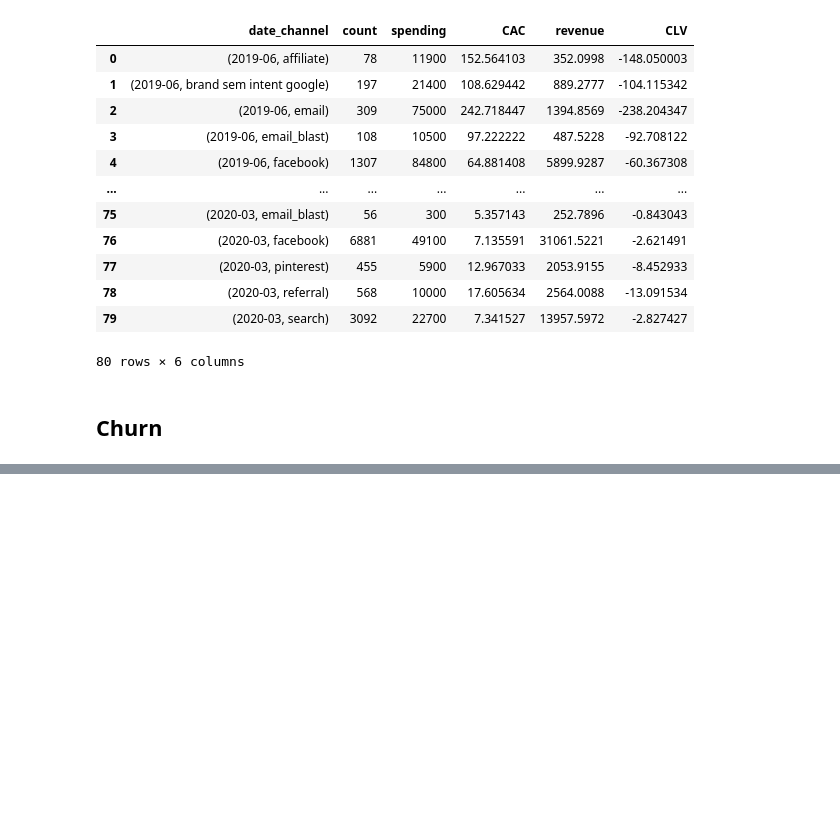
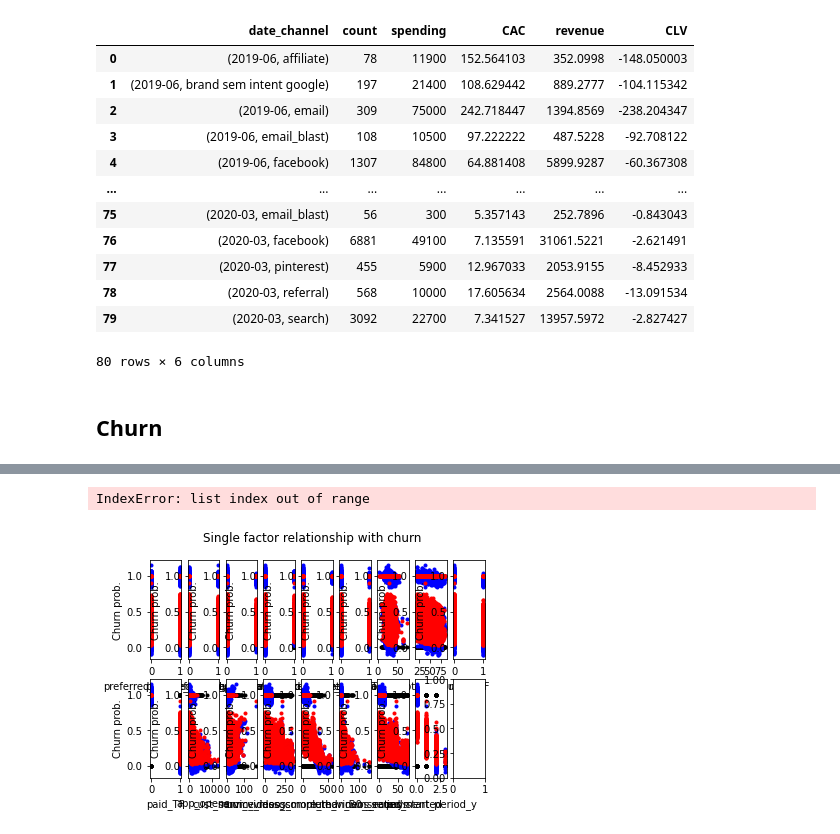
Before and after one commit to yuxouyan/MarketingAnalytics, a Jupyter notebook: Marketing Analysis Final Project - Abigail Ouyang.ipynb, the cells around one changed output, grey strips where cells are left out. Saved outputs shown, nothing was run; the diff lists cells and outputs as text; code cells hidden in the pictures; blank space fills up the shorter version.

```diff
--- a/Marketing Analysis Final Project - Abigail Ouyang.ipynb
+++ b/Marketing Analysis Final Project - Abigail Ouyang.ipynb
@@ -791,0 +1028,12 @@ import math
+# %%
+# --- preprocess data for model routine format requirements
+if add_constant_TF:
+    x_col_name.append('const')
+    df_train = sm.add_constant(df_train)
+    df_test = sm.add_constant(df_test)
+# %%
+# --- fit linear probability model
+lpm_model = sm.OLS(endog=df_train[y_col_name], exog=df_train[x_col_name])
+lpm_results = lpm_model.fit()
+print("\nRESULTS OF REGRESSION MODEL FITTING\n")
+print(lpm_results.summary())
@@ -791,0 +1058,6 @@ import math
+# %%
+# --- fit logistic regression
+logit_model = sm.Logit(endog=df_train[y_col_name], exog=df_train[x_col_name])
+logit_results = logit_model.fit()
+print("\nRESULTS OF LOGIT MODEL FITTING\n")
+print(logit_results.summary())
@@ -791,0 +1082,23 @@ import math
+# %%
+# ----- EVALUATE MODEL PERFORMANCE -----
+# --- evaluate model predictions on test set graphically
+df_test['prob_churn_lpm'] = lpm_results.predict(df_test[x_col_name])
+df_test['prob_churn_logit'] = logit_results.predict(df_test[x_col_name])
+# %%
+# plot predictions vs. data
+select_plot_coef = [x for x in x_col_name if x != 'const']
+n_rows = 2
+n_cols = math.ceil(len(select_plot_coef) / n_rows)
+fig, axes = plt.subplots(n_rows, n_cols)
+fig.suptitle('Single factor relationship with churn')
+for i in range(n_rows):
+    for j in range(n_cols):
+        select_coef = select_plot_coef[i * n_cols + j]
+        axes[i, j].plot(df_test[select_coef], df_test['churn_TF'], 'k.')
+        axes[i, j].plot(df_test[select_coef], df_test['prob_churn_lpm'], 'b.')
+        axes[i, j].plot(df_test[select_coef], df_test['prob_churn_logit'], 'r.')
+        axes[i, j].set(xlabel=select_coef, ylabel='Churn prob.')
+fig.legend(labels=['Churn T/F (actual)', 'Linear probability model', 'Logit probability'])
+# %% [output]
+IndexError: list index out of range
+[figure, added]
```
Also changed, not shown: parts of 53 cells of this notebook.
